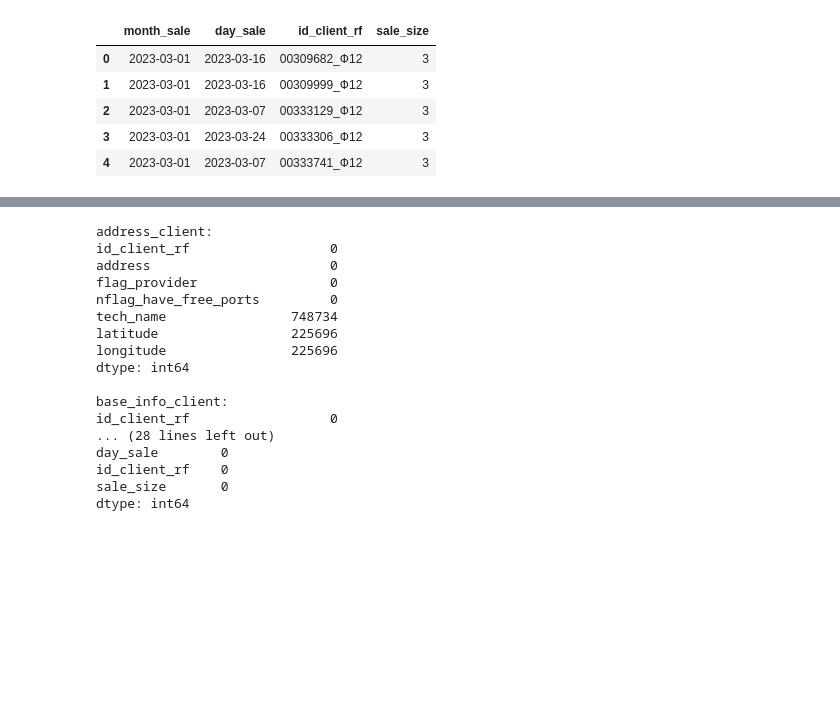
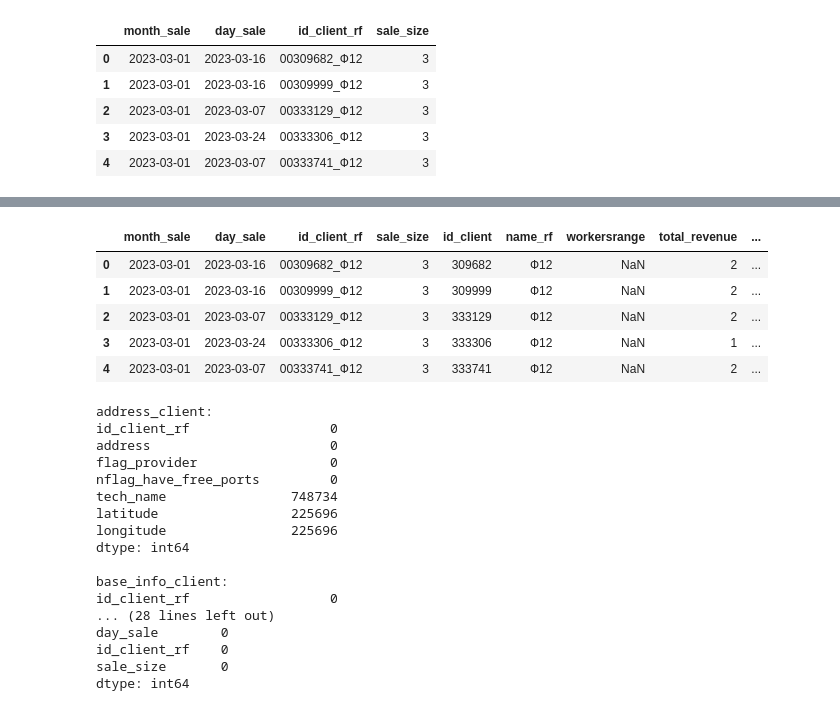
Before and after one commit to abakhmetev/Hackathon_RTK, a Jupyter notebook: Hakaton_Anton.ipynb, the cells around one changed output, grey strips where cells are left out. Cells and saved outputs as stored; diff of their text form; code cells hidden in the pictures; blank space fills up the shorter version.

```diff
--- a/Hakaton_Anton.ipynb
+++ b/Hakaton_Anton.ipynb
@@ -10,17 +10,17 @@ from scipy import stats as st
 # address_client = pd.read_csv(r'C:\WORK\STUDY\GIT\Данные для хакатона\address_client.csv', encoding = "utf-8", on_bad_lines='skip',
 # names=['id_client_rf', 'address', 'flag_provider', 'nflag_have_free_ports', 'tech_name', 'latitude', 'longitude'])
 
-# base_info_client = pd.read_csv(r'C:\WORK\STUDY\GIT\Данные для хакатона\base_info_client.csv', encoding = "utf-8",
-# names=['id_client_rf', 'name_rf', 'id_client', 'workersrange', 'total_revenue', 'companywithsameinfo', 'arbitrationcases',
-# 'datefirstreg', 'flag_site', 'flag_business_center', 'flag_resident', 'date_actual_data', 'flag_vk'], parse_dates=['datefirstreg','date_actual_data'])
+base_info_client = pd.read_csv(r'C:\WORK\STUDY\GIT\Данные для хакатона\base_info_client.csv', encoding = "utf-8",
+names=['id_client_rf', 'name_rf', 'id_client', 'workersrange', 'total_revenue', 'companywithsameinfo', 'arbitrationcases',
+'datefirstreg', 'flag_site', 'flag_business_center', 'flag_resident', 'date_actual_data', 'flag_vk'], parse_dates=['datefirstreg','date_actual_data'])
 
 # final_list = pd.read_csv(r'C:\WORK\STUDY\GIT\Данные для хакатона\final_list.csv', encoding = "utf-8", names=['id_client_rf'])
 
 # okved_industry_client = pd.read_csv(r'C:\WORK\STUDY\GIT\Данные для хакатона\okved_industry_client.csv', encoding = "utf-8",
 # names = ['id_client_rf', 'Code_okved', 'Name_okved', 'Type_okved', 'Industry'])
 
-sales = pd.read_excel(r'C:\WORK\STUDY\GIT\Данные для хакатона\sales.xlsx',
-names = ['month_sale', 'day_sale', 'id_client_rf', 'sale_size'])
+# sales = pd.read_excel(r'C:\WORK\STUDY\GIT\Данные для хакатона\sales.xlsx',
+# names = ['month_sale', 'day_sale', 'id_client_rf', 'sale_size'])
 # %%
 pd.set_option('display.max_columns', 50)
 print('Размерность address_client:', address_client.shape[0])
@@ -106,4 +264,7 @@ base_info_client.head()
 # Переводим workersrange в числовой формат по правой цифре.
 base_info_client['workersrange'] = base_info_client['workersrange'].str.replace('(.* \.\. )|(.*\.\.)','', regex=True).dropna().astype(int)
 # Переводим id_client_rf в такой же формат, как и в других таблицах
-base_info_client['id_client_rf'] = base_info_client['id_client_rf'].astype(str)+'_'+base_info_client['name_rf'].astype(str)
+# base_info_client['id_client_rf'] = base_info_client['id_client_rf'].astype(str)+'_'+base_info_client['name_rf'].astype(str)
+#меняем заголовки местами
+base_info_client.rename(columns={'id_client_rf': 'id_client', 'id_client': 'id_client_rf'}, inplace=True)
+base_info_client.head(1)
@@ -143,3 +307,9 @@ sales.head()
 sales['sale_size'] = np.where(sales['sale_size']=='High     ', 3,
  np.where(sales['sale_size']=='Middle   ', 2,
  np.where(sales['sale_size']=='Low      ', 1, 0)))
+# %%
+# Рассчитываем столбец кол-ва дней с даты регистрации компании до покупки
+df_delta_date = sales.merge(base_info_client, how='left', on='id_client_rf' )
+df_delta_date['delta_date'] = (df_delta_date['day_sale'] - df_delta_date['datefirstreg']).astype('int64')/ 10**9
+print(sales.info())
+print(df_delta_date.info())
@@ -146,3 +334,13 @@ sales['sale_size'] = np.where(sales['sale_size']=='High     ', 3,
+# %%
+df_delta_date['delta_date'] = (df_delta_date['day_sale'] - df_delta_date['datefirstreg']).astype('int64')/ 10**9
+df_delta_date.head()
+# %% [output]
+|  | month_sale | day_sale | id_client_rf | sale_size | id_client | name_rf | workersrange | total_revenue | ... |
+| 0 | 2023-03-01 | 2023-03-16 | 00309682_Ф12 | 3 | 309682 | Ф12 | NaN | 2 | ... |
+| 1 | 2023-03-01 | 2023-03-16 | 00309999_Ф12 | 3 | 309999 | Ф12 | NaN | 2 | ... |
+| 2 | 2023-03-01 | 2023-03-07 | 00333129_Ф12 | 3 | 333129 | Ф12 | NaN | 2 | ... |
+| 3 | 2023-03-01 | 2023-03-24 | 00333306_Ф12 | 3 | 333306 | Ф12 | NaN | 1 | ... |
+| 4 | 2023-03-01 | 2023-03-07 | 00333741_Ф12 | 3 | 333741 | Ф12 | NaN | 2 | ... |
 # %%
 # Анализ пропусков
 print('address_client:\n', address_client.isna().sum(), sep='')
```
Also changed, not shown: parts of 9 cells of this notebook.
